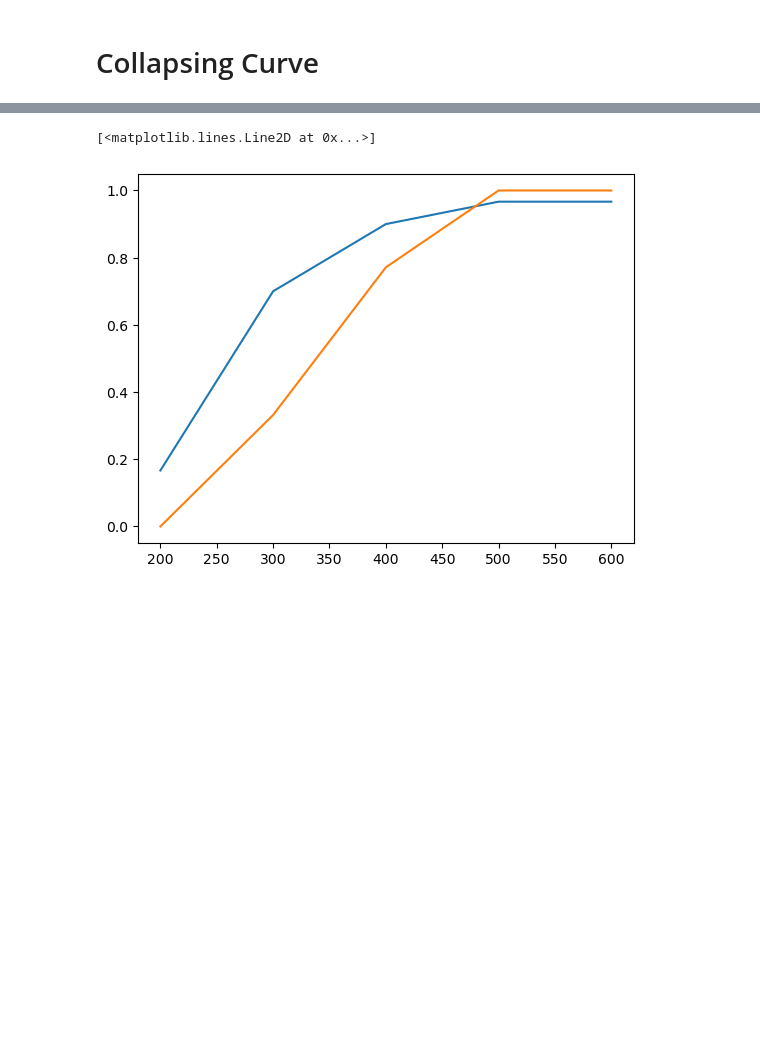
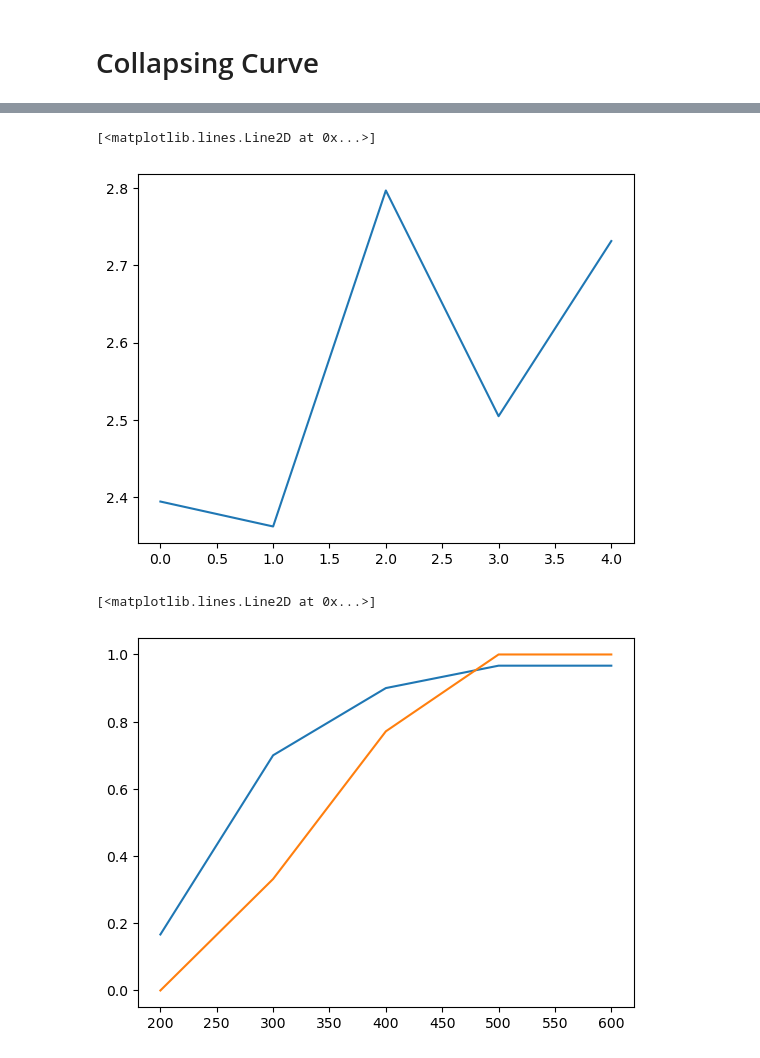
Before and after one commit to vittoriomanfriani/KSAT, a Jupyter notebook: Analysis.ipynb, the cells around one changed output, grey strips where cells are left out. Cells and saved outputs as stored; diff of their text form; code cells hidden in the pictures; blank space fills up the shorter version.

```diff
--- a/Analysis.ipynb
+++ b/Analysis.ipynb
@@ -182,3 +197,9 @@ array([3.02      , 2.50666667, 2.37      , 2.1       , 1.75      ])
+# %%
+M_alg_array = np.array(list(M_alg.values()))
+plt.plot(M_alg_array/800*alpha_values)
+# %% [output]
+[<matplotlib.lines.Line2D at 0x...>]
+[figure, added]
 # %%
 probabilities = {}
 M = 700
```
Also changed, not shown: parts of 9 cells of this notebook, 1 other file.
